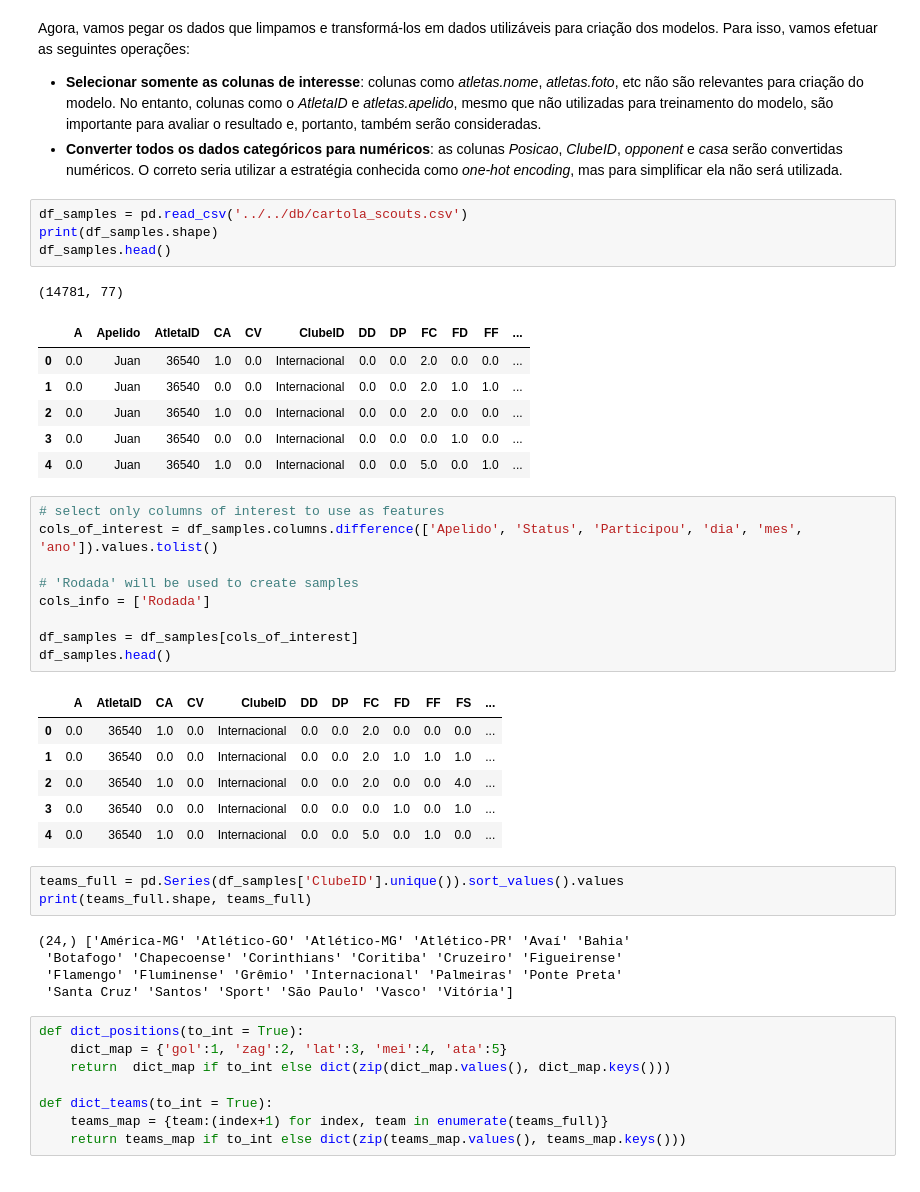
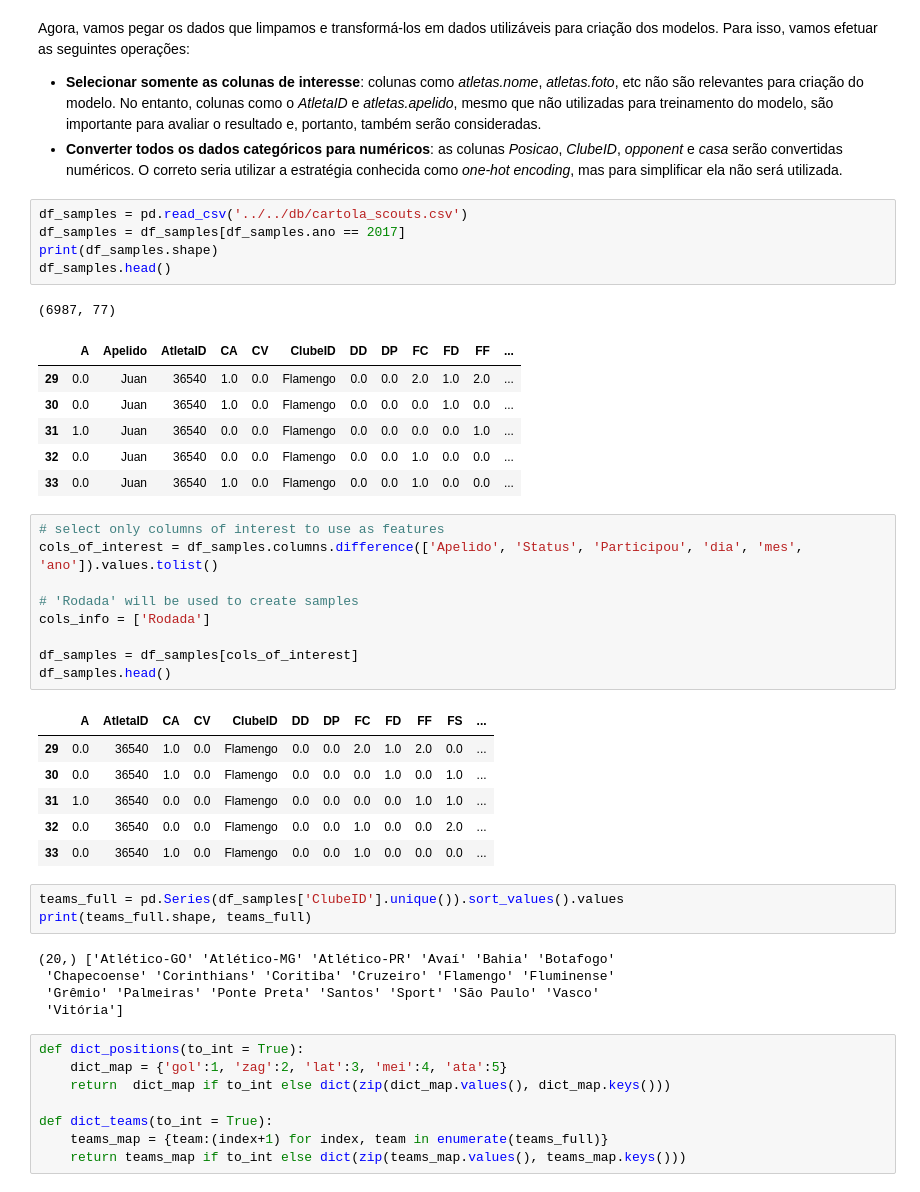
Before and after one commit to henriquepgomide/caRtola, a Jupyter notebook: lib/python/Samples Creator - Aggregated.ipynb, the cells around one changed output. Saved outputs shown, nothing was run; the diff lists cells and outputs as text.

```diff
--- a/lib/python/Samples Creator - Aggregated.ipynb
+++ b/lib/python/Samples Creator - Aggregated.ipynb
@@ -275,16 +275,17 @@ Agora, vamos pegar os dados que limpamos e transformá-los em dados utilizáveis
 * __Converter todos os dados categóricos para numéricos__: as colunas *Posicao*, *ClubeID*, *opponent* e *casa* serão convertidas numéricos. O correto seria utilizar a estratégia conhecida como _one-hot encoding_, mas para simplificar ela não será utilizada.
 # %%
 df_samples = pd.read_csv('../../db/cartola_scouts.csv')
+df_samples = df_samples[df_samples.ano == 2017]
 print(df_samples.shape)
 df_samples.head()
 # %% [output]
-(14781, 77)
+(6987, 77)
 |  | A | Apelido | AtletaID | CA | CV | ClubeID | DD | DP | FC | FD | FF | ... |
-| 0 | 0.0 | Juan | 36540 | 1.0 | 0.0 | Internacional | 0.0 | 0.0 | 2.0 | 0.0 | 0.0 | ... |
-| 1 | 0.0 | Juan | 36540 | 0.0 | 0.0 | Internacional | 0.0 | 0.0 | 2.0 | 1.0 | 1.0 | ... |
-| 2 | 0.0 | Juan | 36540 | 1.0 | 0.0 | Internacional | 0.0 | 0.0 | 2.0 | 0.0 | 0.0 | ... |
-| 3 | 0.0 | Juan | 36540 | 0.0 | 0.0 | Internacional | 0.0 | 0.0 | 0.0 | 1.0 | 0.0 | ... |
-| 4 | 0.0 | Juan | 36540 | 1.0 | 0.0 | Internacional | 0.0 | 0.0 | 5.0 | 0.0 | 1.0 | ... |
+| 29 | 0.0 | Juan | 36540 | 1.0 | 0.0 | Flamengo | 0.0 | 0.0 | 2.0 | 1.0 | 2.0 | ... |
+| 30 | 0.0 | Juan | 36540 | 1.0 | 0.0 | Flamengo | 0.0 | 0.0 | 0.0 | 1.0 | 0.0 | ... |
+| 31 | 1.0 | Juan | 36540 | 0.0 | 0.0 | Flamengo | 0.0 | 0.0 | 0.0 | 0.0 | 1.0 | ... |
+| 32 | 0.0 | Juan | 36540 | 0.0 | 0.0 | Flamengo | 0.0 | 0.0 | 1.0 | 0.0 | 0.0 | ... |
+| 33 | 0.0 | Juan | 36540 | 1.0 | 0.0 | Flamengo | 0.0 | 0.0 | 1.0 | 0.0 | 0.0 | ... |
 # %%
 # select only columns of interest to use as features
 cols_of_interest = df_samples.columns.difference(['Apelido', 'Status', 'Participou', 'dia', 'mes', 'ano']).values.tolist()
@@ -296,19 +297,19 @@ df_samples = df_samples[cols_of_interest]
 df_samples.head()
 # %% [output]
 |  | A | AtletaID | CA | CV | ClubeID | DD | DP | FC | FD | FF | FS | ... |
-| 0 | 0.0 | 36540 | 1.0 | 0.0 | Internacional | 0.0 | 0.0 | 2.0 | 0.0 | 0.0 | 0.0 | ... |
-| 1 | 0.0 | 36540 | 0.0 | 0.0 | Internacional | 0.0 | 0.0 | 2.0 | 1.0 | 1.0 | 1.0 | ... |
-| 2 | 0.0 | 36540 | 1.0 | 0.0 | Internacional | 0.0 | 0.0 | 2.0 | 0.0 | 0.0 | 4.0 | ... |
-| 3 | 0.0 | 36540 | 0.0 | 0.0 | Internacional | 0.0 | 0.0 | 0.0 | 1.0 | 0.0 | 1.0 | ... |
-| 4 | 0.0 | 36540 | 1.0 | 0.0 | Internacional | 0.0 | 0.0 | 5.0 | 0.0 | 1.0 | 0.0 | ... |
+| 29 | 0.0 | 36540 | 1.0 | 0.0 | Flamengo | 0.0 | 0.0 | 2.0 | 1.0 | 2.0 | 0.0 | ... |
+| 30 | 0.0 | 36540 | 1.0 | 0.0 | Flamengo | 0.0 | 0.0 | 0.0 | 1.0 | 0.0 | 1.0 | ... |
+| 31 | 1.0 | 36540 | 0.0 | 0.0 | Flamengo | 0.0 | 0.0 | 0.0 | 0.0 | 1.0 | 1.0 | ... |
+| 32 | 0.0 | 36540 | 0.0 | 0.0 | Flamengo | 0.0 | 0.0 | 1.0 | 0.0 | 0.0 | 2.0 | ... |
+| 33 | 0.0 | 36540 | 1.0 | 0.0 | Flamengo | 0.0 | 0.0 | 1.0 | 0.0 | 0.0 | 0.0 | ... |
 # %%
 teams_full = pd.Series(df_samples['ClubeID'].unique()).sort_values().values
 print(teams_full.shape, teams_full)
 # %% [output]
-(24,) ['América-MG' 'Atlético-GO' 'Atlético-MG' 'Atlético-PR' 'Avaí' 'Bahia'
- 'Botafogo' 'Chapecoense' 'Corinthians' 'Coritiba' 'Cruzeiro' 'Figueirense'
- 'Flamengo' 'Fluminense' 'Grêmio' 'Internacional' 'Palmeiras' 'Ponte Preta'
- 'Santa Cruz' 'Santos' 'Sport' 'São Paulo' 'Vasco' 'Vitória']
+(20,) ['Atlético-GO' 'Atlético-MG' 'Atlético-PR' 'Avaí' 'Bahia' 'Botafogo'
+ 'Chapecoense' 'Corinthians' 'Coritiba' 'Cruzeiro' 'Flamengo' 'Fluminense'
+ 'Grêmio' 'Palmeiras' 'Ponte Preta' 'Santos' 'Sport' 'São Paulo' 'Vasco'
+ 'Vitória']
 # %%
 def dict_positions(to_int = True):
     dict_map = {'gol':1, 'zag':2, 'lat':3, 'mei':4, 'ata':5}
```
Also changed, not shown: parts of 16 cells of this notebook, 1 other file.
